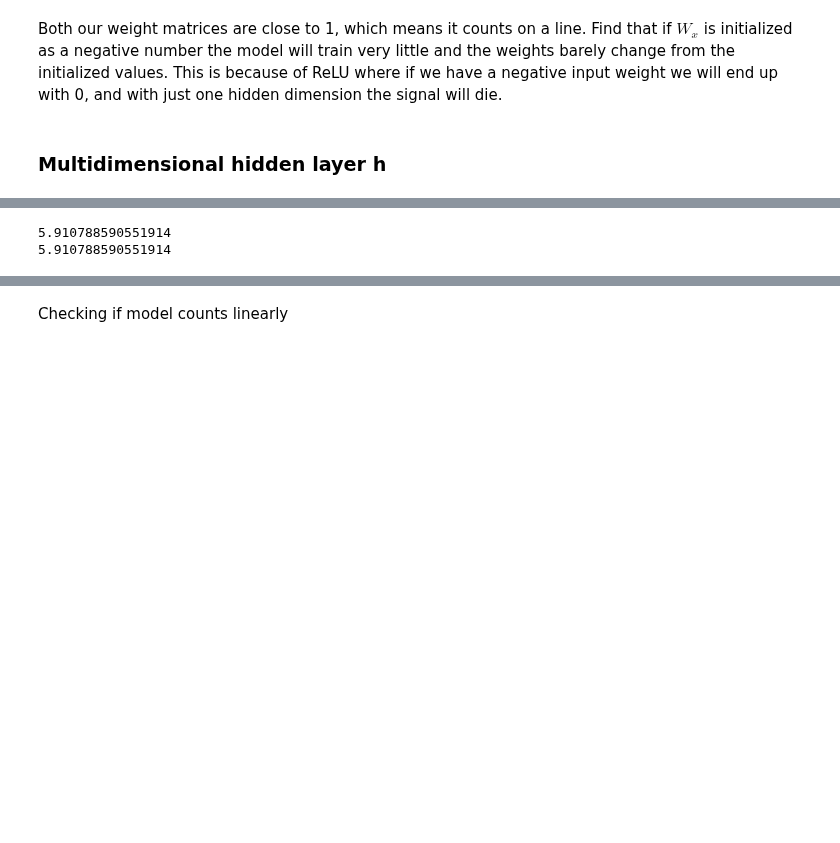
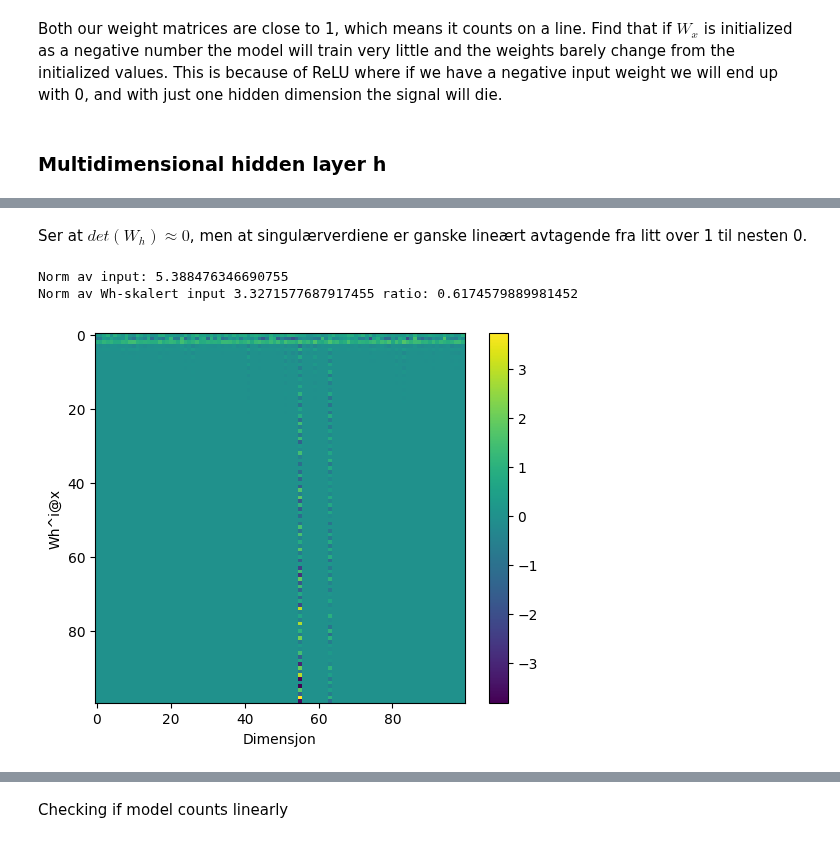
Before and after one commit to bioAI-Oslo/RNN-Adding-Problem-Representations, a Jupyter notebook: notebooks/main.ipynb, the cells around one changed output, grey strips where cells are left out. Saved outputs shown, nothing was run; the diff lists cells and outputs as text; code cells hidden in the pictures; blank space fills up the shorter version.

```diff
--- a/notebooks/main.ipynb
+++ b/notebooks/main.ipynb
@@ -116,8 +127,23 @@ Singular values of Wh:  [1. 1. 1. 1. 1. 1. 1. 1. 1. 1. 1. 1. 1. 1. 1. 1. 1. 1. 1
-# %%
-# Sjekker om Wh beholder normen til x
-x = np.random.uniform(size=100)
-print(np.linalg.norm(Wh @ x))
-print(np.linalg.norm(x))
-# %% [output]
-5.910788590551914
-5.910788590551914
+# %% [markdown]
+Ser at $det(W_h)\approx 0$, men at singulærverdiene er ganske lineært avtagende fra litt over 1 til nesten 0.
+# %%
+# Sjekker om Wh beholder normen til x
+x = np.random.uniform(size=100)
+# x_const = np.ones((100,100))
+x_const = np.random.uniform(size=(100,100))
+print("Norm av input:", np.linalg.norm(x))
+print("Norm av Wh-skalert input",np.linalg.norm(Wh @ x), "ratio:", np.linalg.norm(Wh @ x)/np.linalg.norm(x))
+# Finner utviklingen av normen av Wh-skalert input
+for i in range(1,100):
+    x_const[i] = np.linalg.norm(model2.input.weight.detach().numpy())**i* Wh**i @ x_const[i]
+plt.imshow(x_const)
+# pcm = plt.pcolor(x_const, norm = "log")
+# plt.colorbar(pcm)
+plt.colorbar()
+plt.xlabel("Dimensjon")
+plt.ylabel("Wh^i@x")
+plt.show()
+# %% [output]
+Norm av input: 5.388476346690755
+Norm av Wh-skalert input 3.3271577687917455 ratio: 0.6174579889981452
+[figure, added]
```
Also changed, not shown: parts of 15 cells of this notebook.
